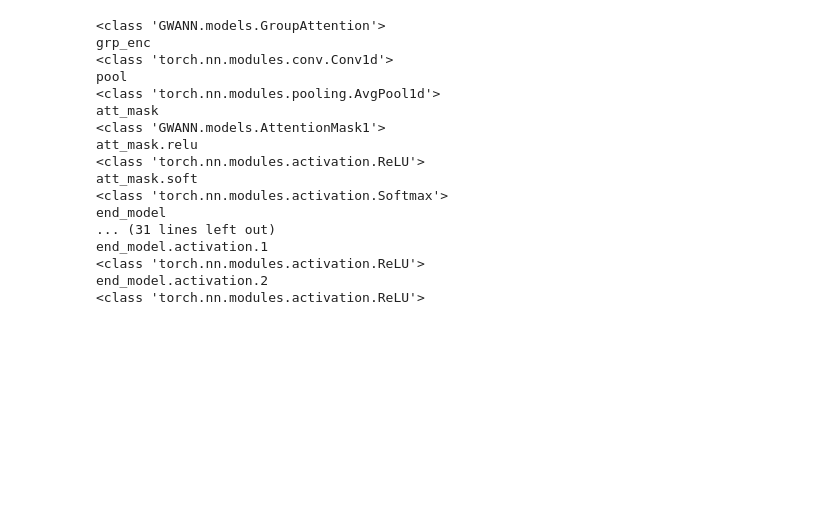
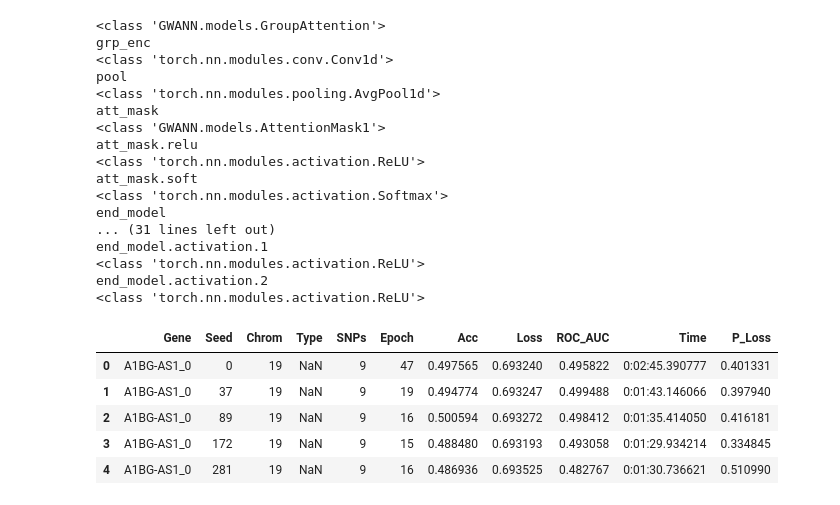
Before and after one commit to titoghose/GWANN, a Jupyter notebook: temp.ipynb, the cells around one changed output. Cells and saved outputs as stored; diff of their text form; code cells hidden in the pictures; blank space fills up the shorter version.

```diff
--- a/temp.ipynb
+++ b/temp.ipynb
@@ -189,3 +189,18 @@ end_model.activation.1
 <class 'torch.nn.modules.activation.ReLU'>
 end_model.activation.2
 <class 'torch.nn.modules.activation.ReLU'>
+# %%
+import pandas as pd
+import numpy as np
+import seaborn as sns
+import matplotlib.pyplot as plt
+
+df = pd.read_csv('/home/upamanyu/GWANN/Code_AD/results_Sens8_v4/results_Sens8_combined.csv')
+df.head()
+# %% [output]
+|  | Gene | Seed | Chrom | Type | SNPs | Epoch | Acc | Loss | ROC_AUC | Time | P_Loss |
+| 0 | A1BG-AS1_0 | 0 | 19 | NaN | 9 | 47 | 0.497565 | 0.693240 | 0.495822 | 0:02:45.390777 | 0.401331 |
+| 1 | A1BG-AS1_0 | 37 | 19 | NaN | 9 | 19 | 0.494774 | 0.693247 | 0.499488 | 0:01:43.146066 | 0.397940 |
+| 2 | A1BG-AS1_0 | 89 | 19 | NaN | 9 | 16 | 0.500594 | 0.693272 | 0.498412 | 0:01:35.414050 | 0.416181 |
+| 3 | A1BG-AS1_0 | 172 | 19 | NaN | 9 | 15 | 0.488480 | 0.693193 | 0.493058 | 0:01:29.934214 | 0.334845 |
+| 4 | A1BG-AS1_0 | 281 | 19 | NaN | 9 | 16 | 0.486936 | 0.693525 | 0.482767 | 0:01:30.736621 | 0.510990 |
```
Also changed, not shown: parts of 2 cells of this notebook, 1 other file.
